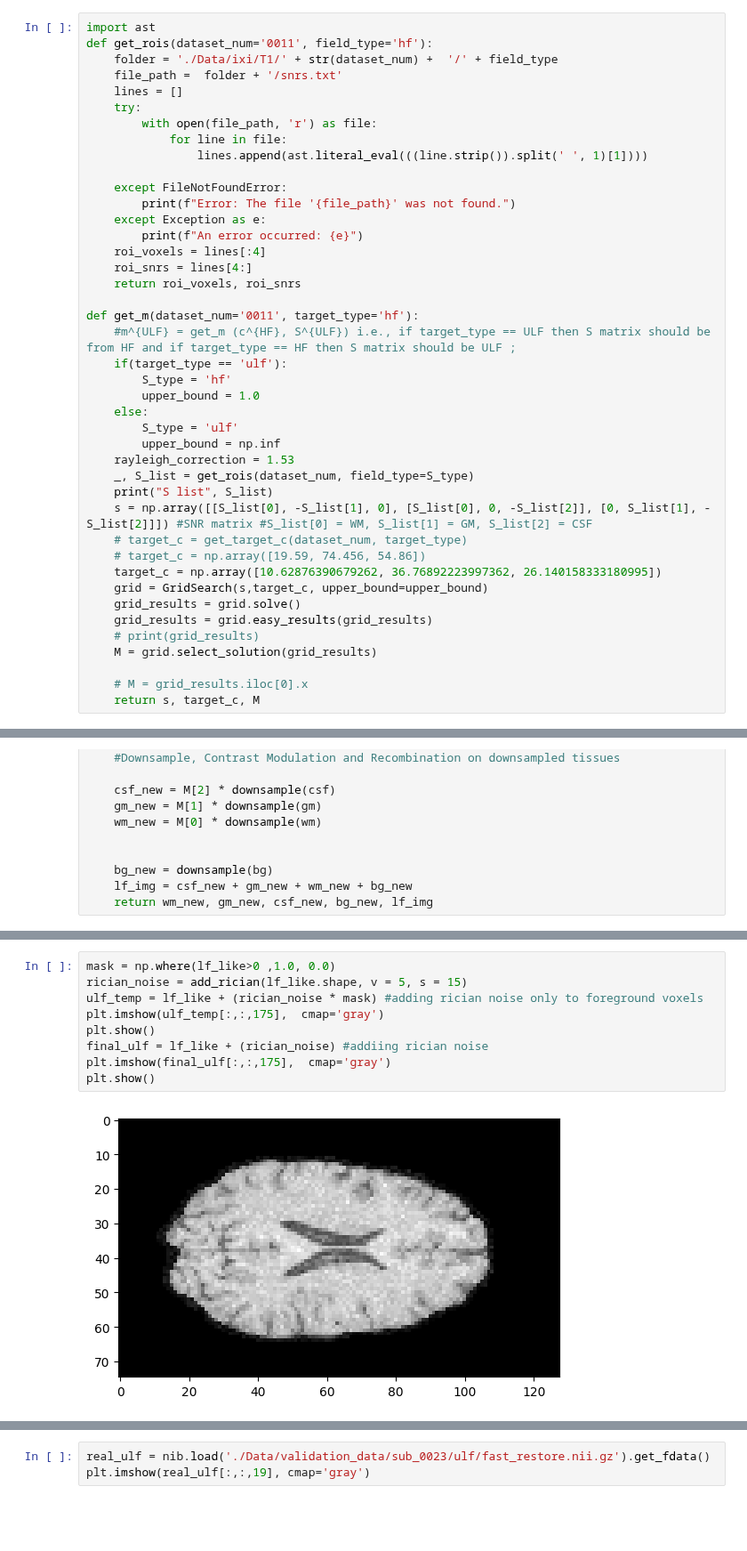
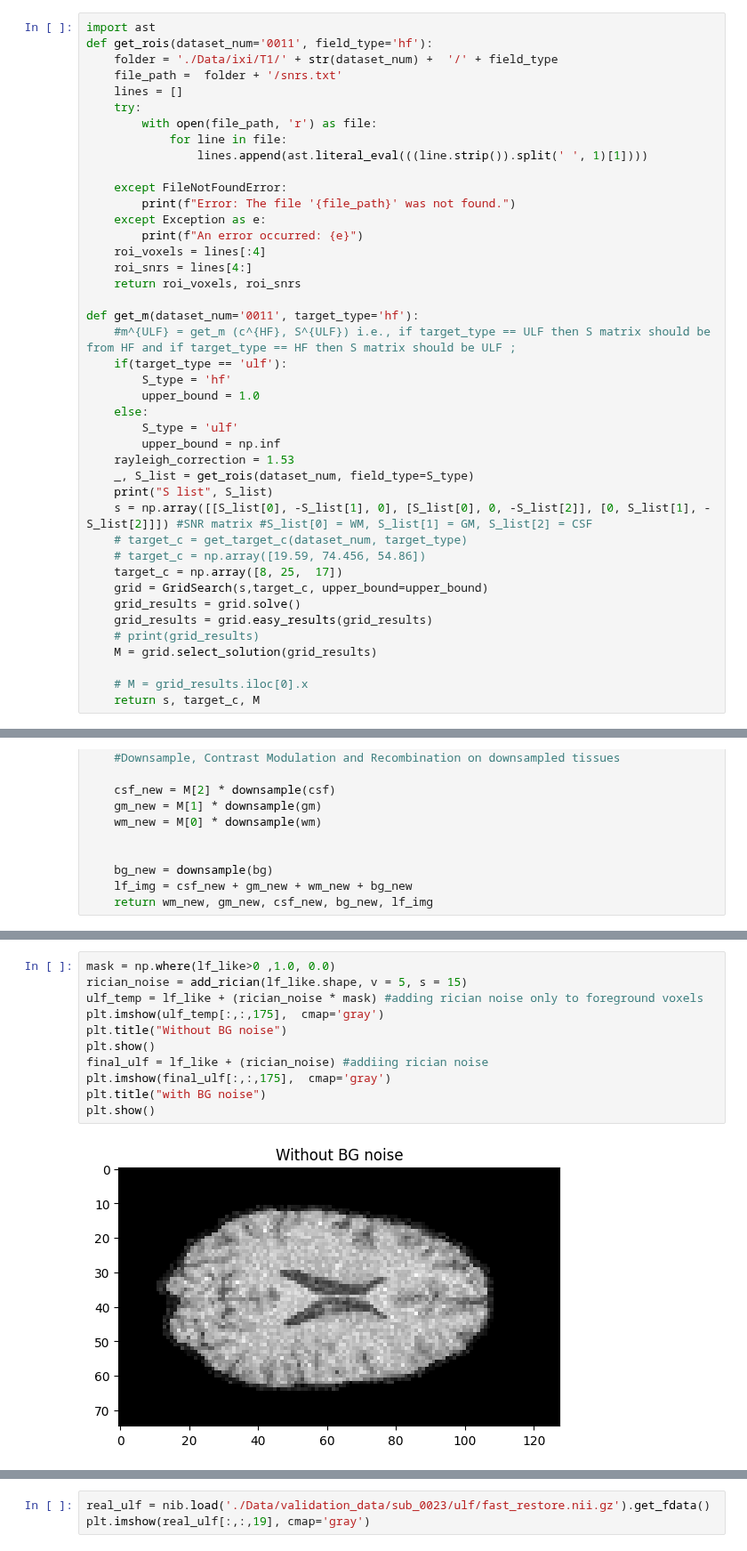
Before and after one commit to pranav-ind/hulfsynth, a Jupyter notebook: temp.ipynb, the cells around one changed output, grey strips where cells are left out. Shown at 89% size. Cells and saved outputs as stored; diff of their text form; blank space fills up the shorter version.

```diff
--- a/temp.ipynb
+++ b/temp.ipynb
@@ -935,7 +887,7 @@ def get_m(dataset_num='0011', target_type='hf'):
     s = np.array([[S_list[0], -S_list[1], 0], [S_list[0], 0, -S_list[2]], [0, S_list[1], -S_list[2]]]) #SNR matrix #S_list[0] = WM, S_list[1] = GM, S_list[2] = CSF
     # target_c = get_target_c(dataset_num, target_type)
     # target_c = np.array([19.59, 74.456, 54.86])
-    target_c = np.array([10.62876390679262, 36.76892223997362, 26.140158333180995])
+    target_c = np.array([8, 25,  17])
     grid = GridSearch(s,target_c, upper_bound=upper_bound)
     grid_results = grid.solve()
     grid_results = grid.easy_results(grid_results)
@@ -1017,11 +985,13 @@ Target Contrast:  [10.62876391 36.76892224 26.14015833] Achieved contrast:  [10.
 # %%
 mask = np.where(lf_like>0 ,1.0, 0.0)
 rician_noise = add_rician(lf_like.shape, v = 5, s = 15)
 ulf_temp = lf_like + (rician_noise * mask) #adding rician noise only to foreground voxels
 plt.imshow(ulf_temp[:,:,175],  cmap='gray')
+plt.title("Without BG noise")
 plt.show()
 final_ulf = lf_like + (rician_noise) #addiing rician noise
 plt.imshow(final_ulf[:,:,175],  cmap='gray')
+plt.title("with BG noise")
 plt.show()
 # %% [output]
-[figure, old version]
+[figure, new version]
```
Also changed, not shown: parts of 11 cells of this notebook, 47 other files.
